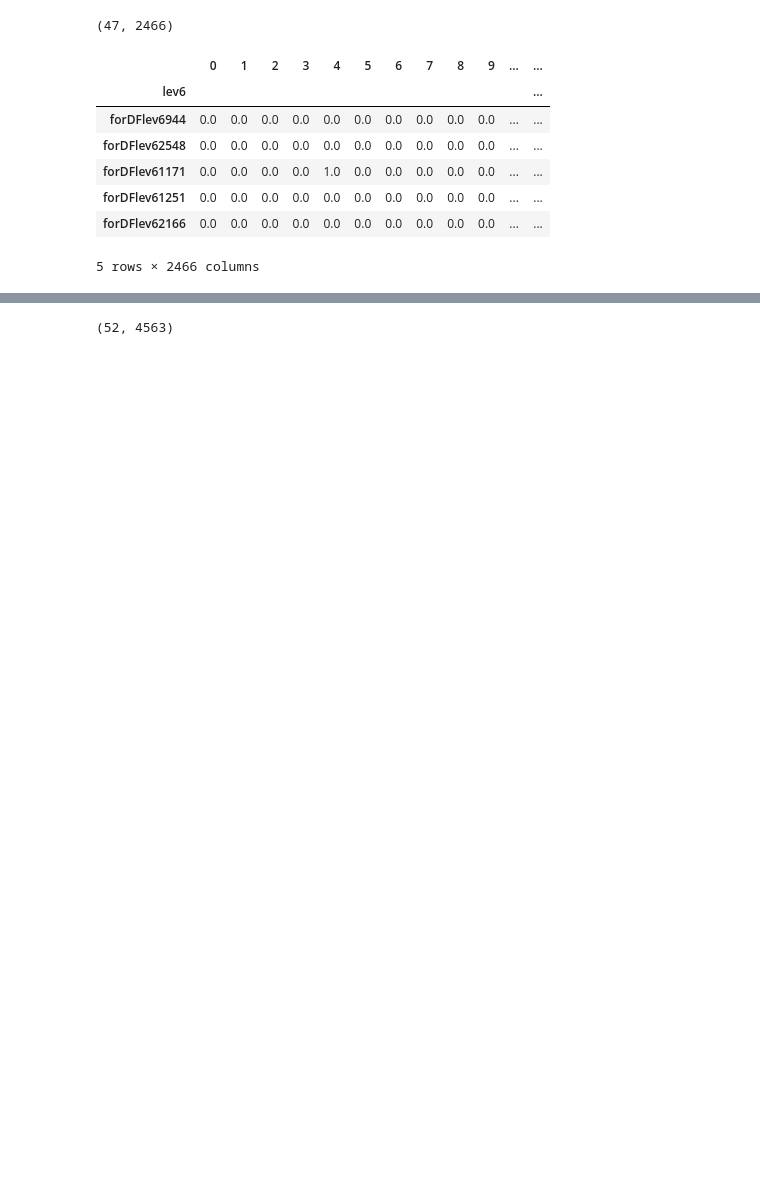
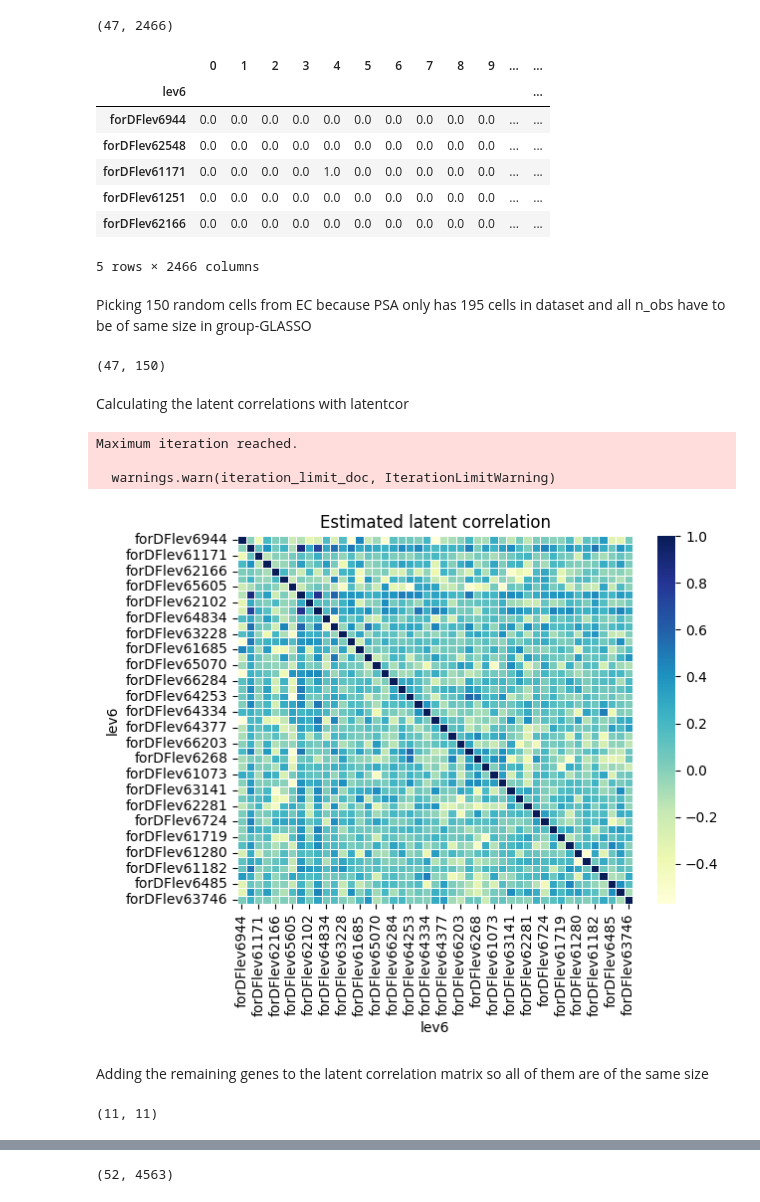
Before and after one commit to leuschjanphilipp/BacDrop-ggi, a Jupyter notebook: notebooks/03_rRNA_ggl.ipynb, the cells around one changed output, grey strips where cells are left out. Drawn from its saved outputs; the diff is of its cells as text; code cells hidden in the pictures; blank space fills up the shorter version.

```diff
--- a/notebooks/03_rRNA_ggl.ipynb
+++ b/notebooks/03_rRNA_ggl.ipynb
@@ -141,3 +151,28 @@ ec_obs.head()
 | forDFlev61251 | 0.0 | 0.0 | 0.0 | 0.0 | 0.0 | 0.0 | 0.0 | 0.0 | 0.0 | 0.0 | ... | ... |
 | forDFlev62166 | 0.0 | 0.0 | 0.0 | 0.0 | 0.0 | 0.0 | 0.0 | 0.0 | 0.0 | 0.0 | ... | ... |
 5 rows × 2466 columns
+# %% [markdown]
+Picking 150 random cells from EC because PSA only has 195 cells in dataset and all n_obs have to be of same size in group-GLASSO
+# %%
+ec_obs_sample = ec_obs.sample(n=150, axis=1)
+ec_obs_sample.shape
+# %% [output]
+(47, 150)
+# %% [markdown]
+Calculating the latent correlations with latentcor
+# %%
+tps = ["tru"] * ec_obs.shape[0]
+ec_latent = latentcor(ec_obs.T, tps=tps, method='approx', use_nearPD=True, nu=0.001, showplot=True)
+# %% [output]
+Maximum iteration reached.
+
+  warnings.warn(iteration_limit_doc, IterationLimitWarning)
+[figure, added]
+# %% [markdown]
+Adding the remaining genes to the latent correlation matrix so all of them are of the same size
+# %%
+ec_fill_idx = list(all_rrna_genes - set(data_nSBM["SC_proteins"].varm["protein_hierarchy"].loc[ec_adata.var["protein"]]["lev6"].values))
+ec_fill = pd.DataFrame(index=ec_fill_idx, columns=ec_fill_idx)
+ec_fill.shape
+# %% [output]
+(11, 11)
```
Also changed, not shown: parts of 46 cells of this notebook, 3 other files.
